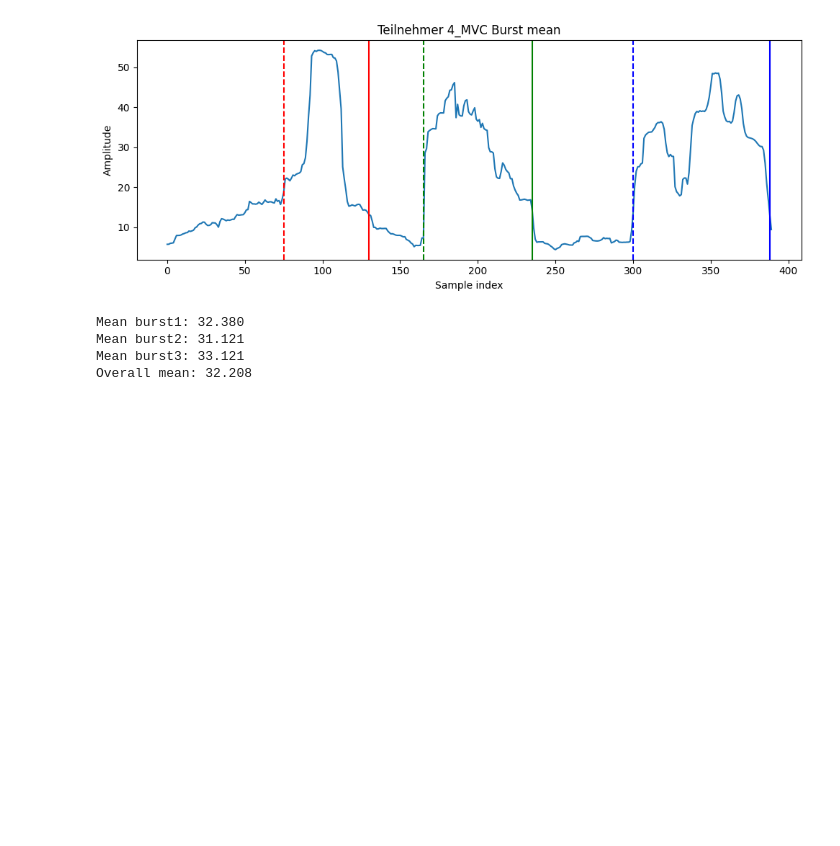
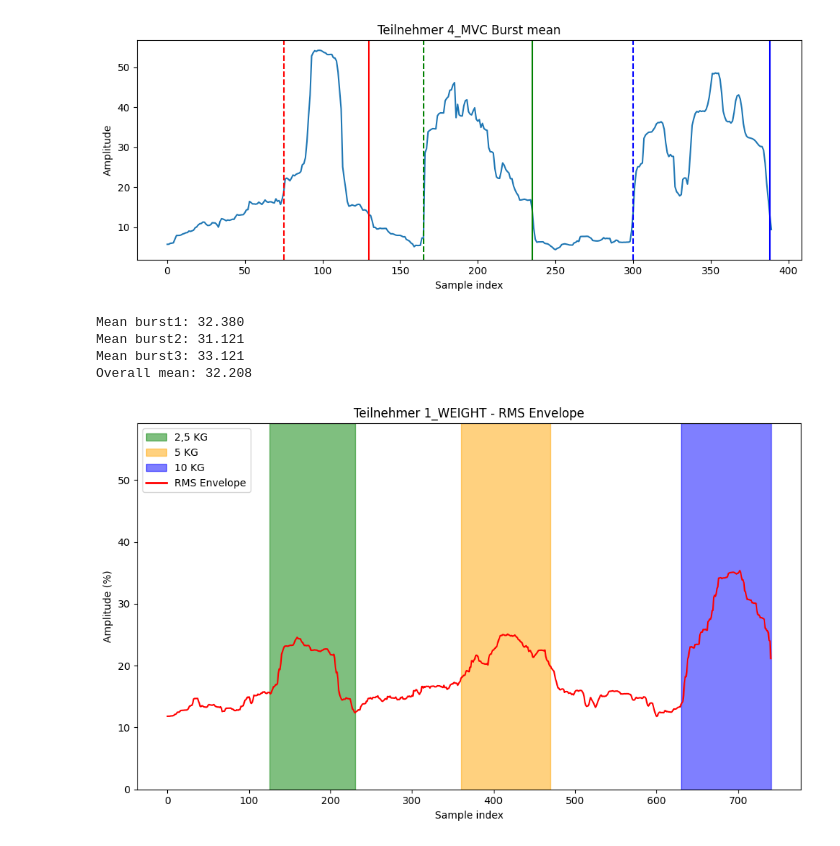
Before and after one commit to AlexKometer/Biosignalverarbeitung3, a Jupyter notebook: LAB_3_B_1.ipynb, the cells around one changed output. Drawn from its saved outputs; the diff is of its cells as text; code cells hidden in the pictures; blank space fills up the shorter version.

```diff
--- a/LAB_3_B_1.ipynb
+++ b/LAB_3_B_1.ipynb
@@ -105,6 +106,7 @@ mean_1_alex, mean_2_alex, mean_3_alex, overall_mean_alex= analyze_three_bursts(
     start_3=260, end_3=350,
     title="Teilnehmer 1_MVC Burst mean"
 )
+max_teilnehmer_1 = np.max(alex_mvc_filtered)
 # %% [output]
 [figure]
 Mean burst1: 41.287
@@ -156,3 +158,13 @@ Mean burst1: 32.380
 Mean burst2: 31.121
 Mean burst3: 33.121
 Overall mean: 32.208
+# %%
+chosen_dataset = ("Teilnehmer 1_WEIGHT")
+process_and_plot_emg_weight(
+    csv_path=datasets[chosen_dataset],
+    title=chosen_dataset,
+    window_size=70,
+    maximum_mvc=max_teilnehmer_1
+)
+# %% [output]
+[figure, added]
```
Also changed, not shown: parts of 3 cells of this notebook, 6 other files.
